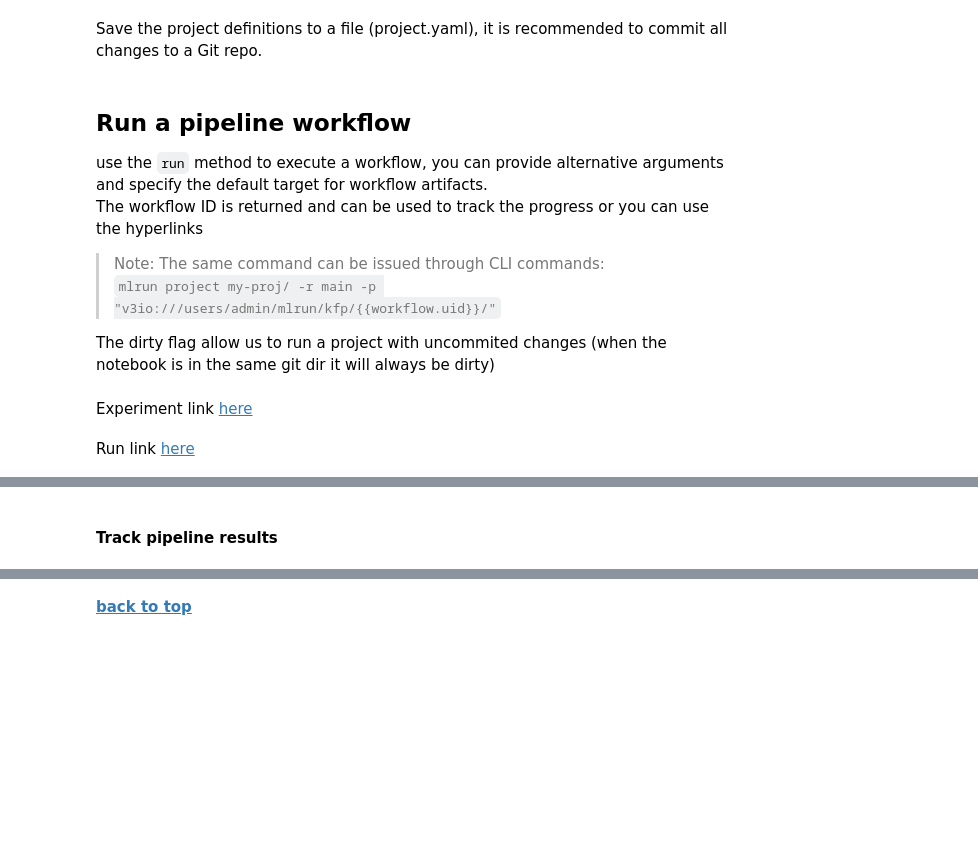
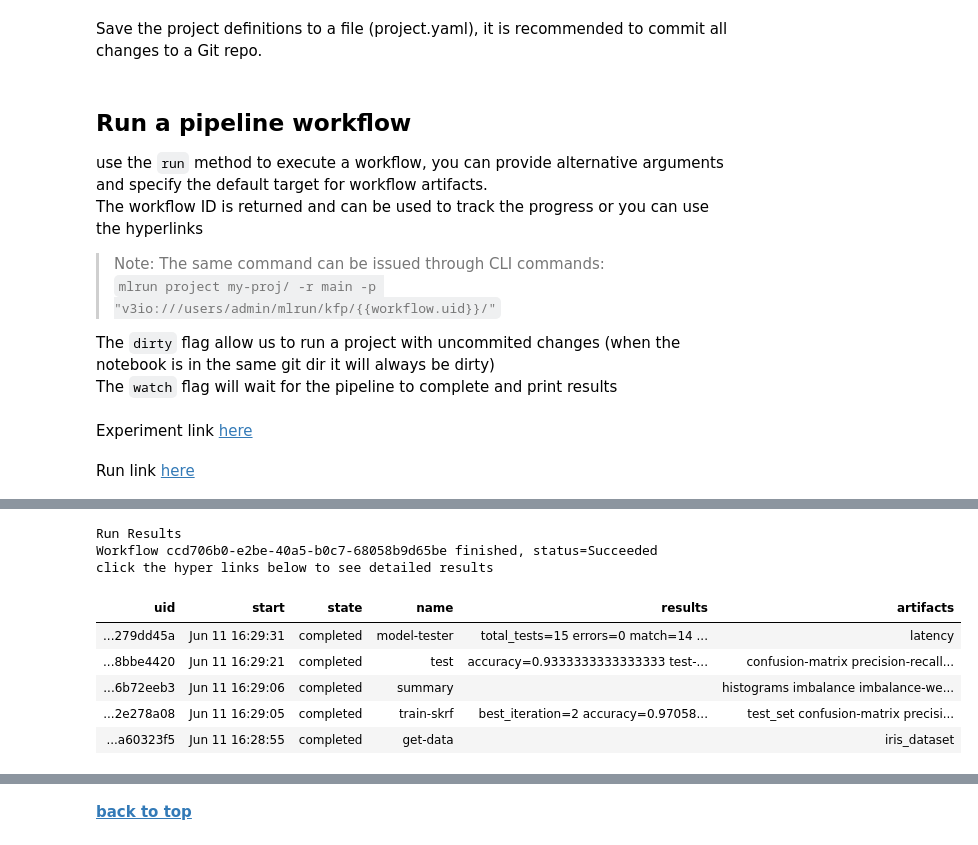
Before and after one commit to mlrun/demos, a Jupyter notebook: sklearn-pipe/sklearn-project.ipynb, the cells around one changed output, grey strips where cells are left out. Cells and saved outputs as stored; diff of their text form; code cells hidden in the pictures; blank space fills up the shorter version.

```diff
--- a/sklearn-pipe/sklearn-project.ipynb
+++ b/sklearn-pipe/sklearn-project.ipynb
@@ -262,14 +264,15 @@ The workflow ID is returned and can be used to track the progress or you can use
 > Note: The same command can be issued through CLI commands:<br>
     `mlrun project my-proj/ -r main -p "v3io:///users/admin/mlrun/kfp/{{workflow.uid}}/"`
 
-The dirty flag allow us to run a project with uncommited changes (when the notebook is in the same git dir it will always be dirty)
+The `dirty` flag allow us to run a project with uncommited changes (when the notebook is in the same git dir it will always be dirty)<br>
+The `watch` flag will wait for the pipeline to complete and print results
 # %%
 artifact_path = path.abspath('./pipe/{{workflow.uid}}')
 run_id = skproj.run(
     'main',
     arguments={},
     artifact_path=artifact_path,
-    dirty=True)
+    dirty=True, watch=True)
 # %% [output]
 Experiment link here
 Run link here
@@ -277,2 +281,9 @@ Run link here
+Run Results
+Workflow ccd706b0-e2be-40a5-b0c7-68058b9d65be finished, status=Succeeded
+click the hyper links below to see detailed results
+| uid | start | state | name | results | artifacts |
+| ...279dd45a | Jun 11 16:29:31 | completed | model-tester | total_tests=15 errors=0 match=14 ... | latency |
+| ...8bbe4420 | Jun 11 16:29:21 | completed | test | accuracy=0.9333333333333333 test-... | confusion-matrix precision-recall... |
+| ...6b72eeb3 | Jun 11 16:29:06 | completed | summary |  | histograms imbalance imbalance-we... |
+| ...2e278a08 | Jun 11 16:29:05 | completed | train-skrf | best_iteration=2 accuracy=0.97058... | test_set confusion-matrix precisi... |
+| ...a60323f5 | Jun 11 16:28:55 | completed | get-data |  | iris_dataset |
-# %% [markdown]
-#### Track pipeline results
```
Also changed, not shown: parts of 4 cells of this notebook, 5 other files.
